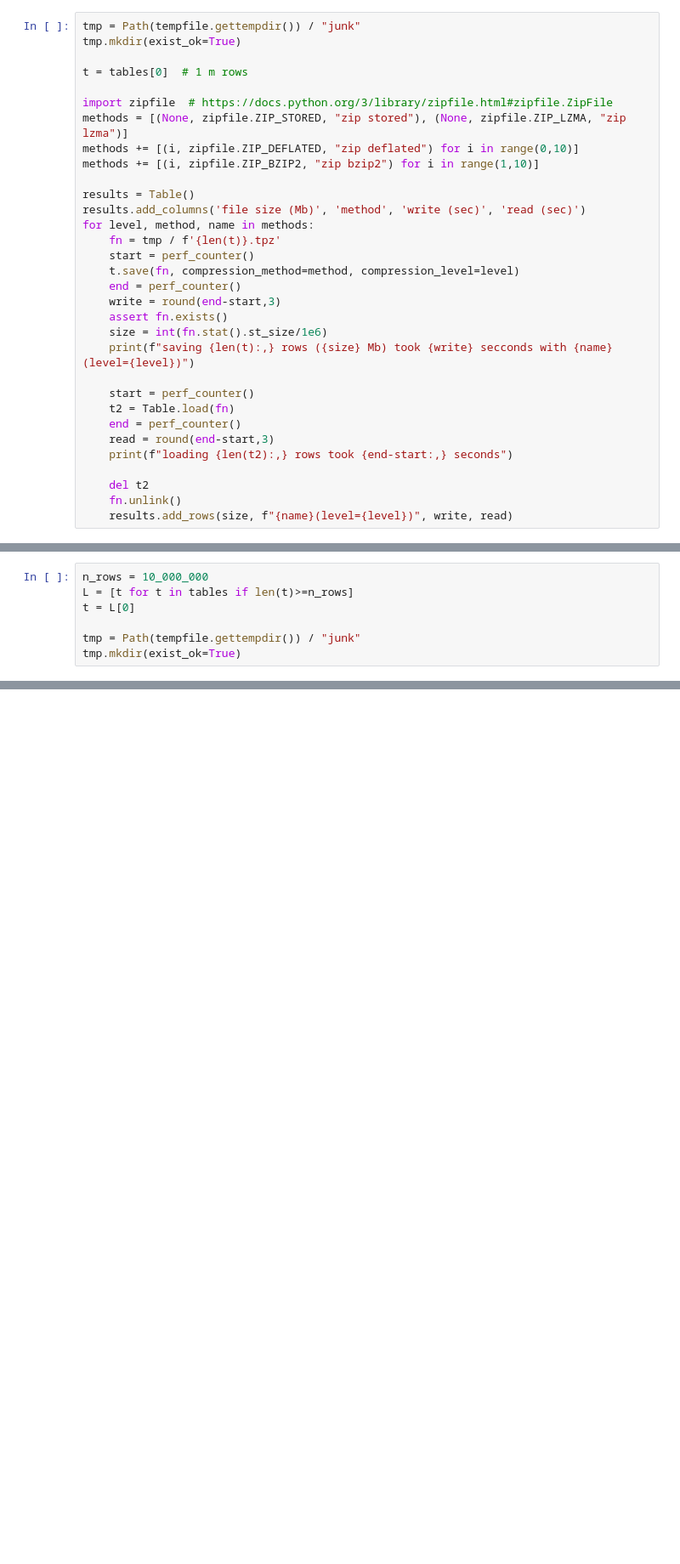
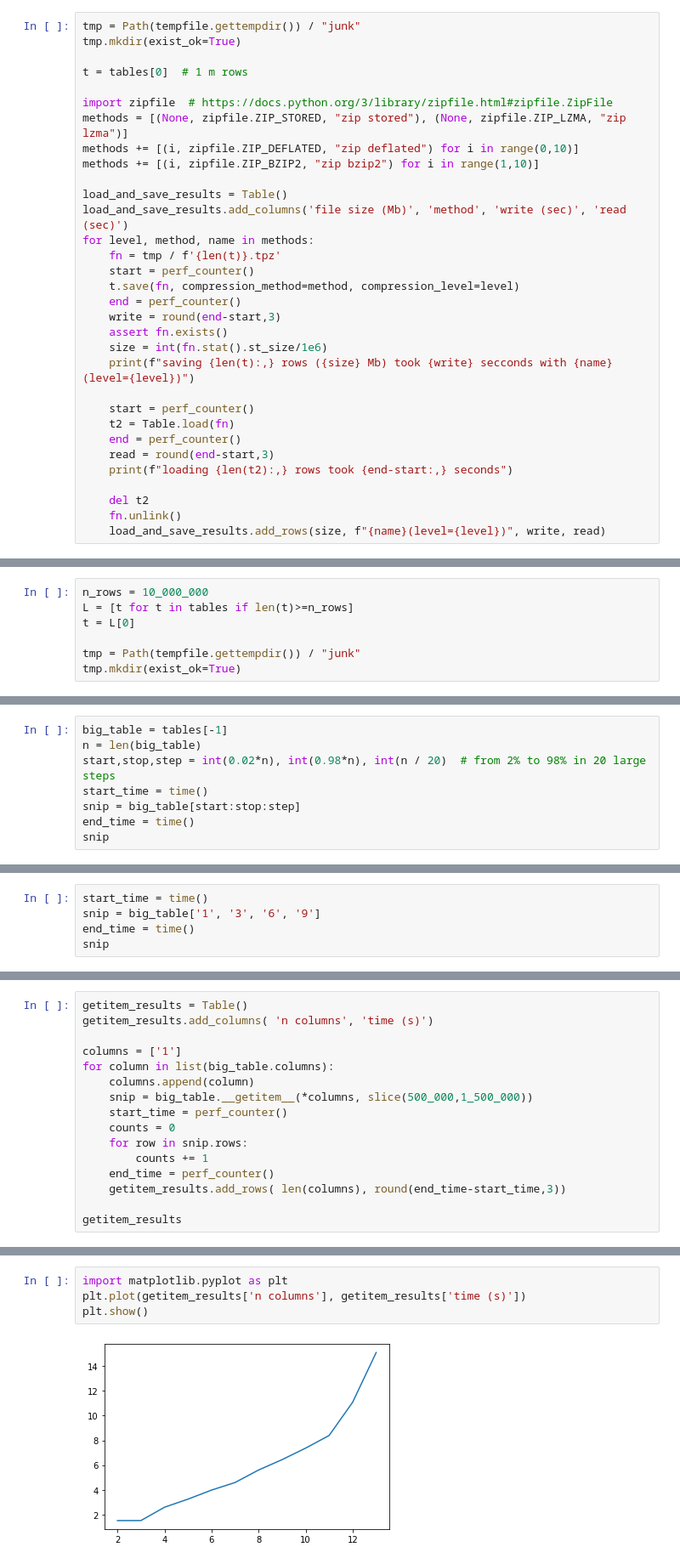
Before and after one commit to root-11/tablite, a Jupyter notebook: benchmarks.ipynb, the cells around one changed output, grey strips where cells are left out. Shown at 85% size. Drawn from its saved outputs; the diff is of its cells as text; blank space fills up the shorter version.

```diff
--- a/benchmarks.ipynb
+++ b/benchmarks.ipynb
@@ -179,8 +189,8 @@ methods = [(None, zipfile.ZIP_STORED, "zip stored"), (None, zipfile.ZIP_LZMA, "z
 methods += [(i, zipfile.ZIP_DEFLATED, "zip deflated") for i in range(0,10)]
 methods += [(i, zipfile.ZIP_BZIP2, "zip bzip2") for i in range(1,10)]
 
-results = Table()
-results.add_columns('file size (Mb)', 'method', 'write (sec)', 'read (sec)')
+load_and_save_results = Table()
+load_and_save_results.add_columns('file size (Mb)', 'method', 'write (sec)', 'read (sec)')
 for level, method, name in methods:
     fn = tmp / f'{len(t)}.tpz'
     start = perf_counter()
@@ -199,5 +209,5 @@ for level, method, name in methods:
 
     del t2
     fn.unlink()
-    results.add_rows(size, f"{name}(level={level})", write, read)
+    load_and_save_results.add_rows(size, f"{name}(level={level})", write, read)
 # %% [output]
@@ -392,0 +467,8 @@ data_format_results
+# %%
+big_table = tables[-1]
+n = len(big_table)
+start,stop,step = int(0.02*n), int(0.98*n), int(n / 20)  # from 2% to 98% in 20 large steps
+start_time = time()
+snip = big_table[start:stop:step]
+end_time = time()
+snip
@@ -392,0 +496,5 @@ data_format_results
+# %%
+start_time = time()
+snip = big_table['1', '3', '6', '9']
+end_time = time()
+snip
@@ -392,0 +522,16 @@ data_format_results
+# %%
+getitem_results = Table()
+getitem_results.add_columns( 'n columns', 'time (s)')
+
+columns = ['1']
+for column in list(big_table.columns):
+    columns.append(column)
+    snip = big_table.__getitem__(*columns, slice(500_000,1_500_000))
+    start_time = perf_counter()
+    counts = 0
+    for row in snip.rows:
+        counts += 1
+    end_time = perf_counter()
+    getitem_results.add_rows( len(columns), round(end_time-start_time,3))
+
+getitem_results
@@ -392,0 +552,6 @@ data_format_results
+# %%
+import matplotlib.pyplot as plt
+plt.plot(getitem_results['n columns'], getitem_results['time (s)'])
+plt.show()
+# %% [output]
+[figure, added]
```
Also changed, not shown: parts of 26 cells of this notebook.
